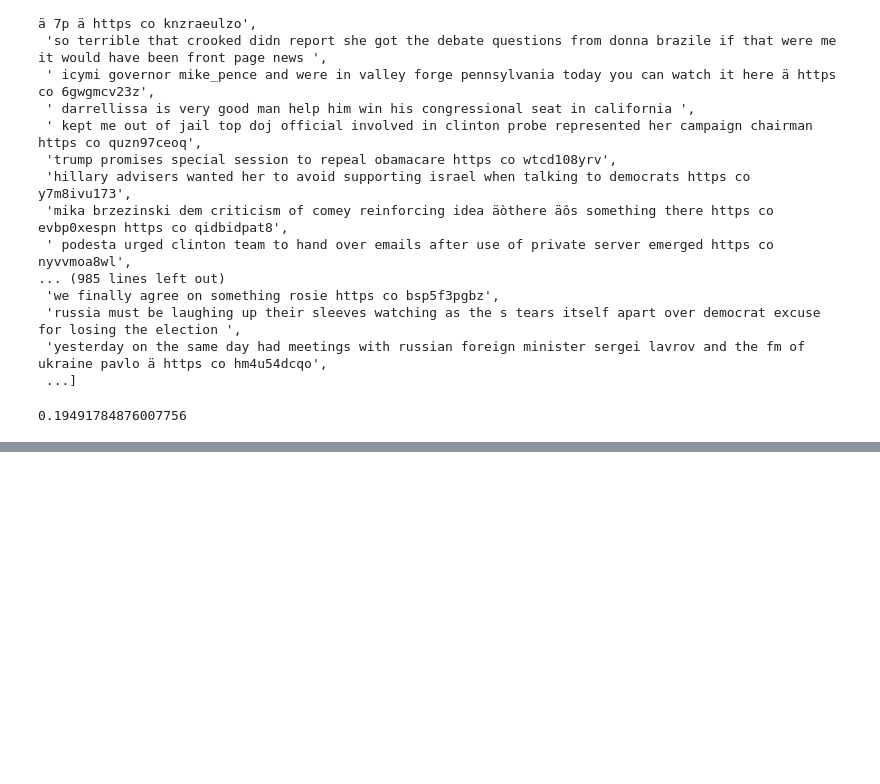
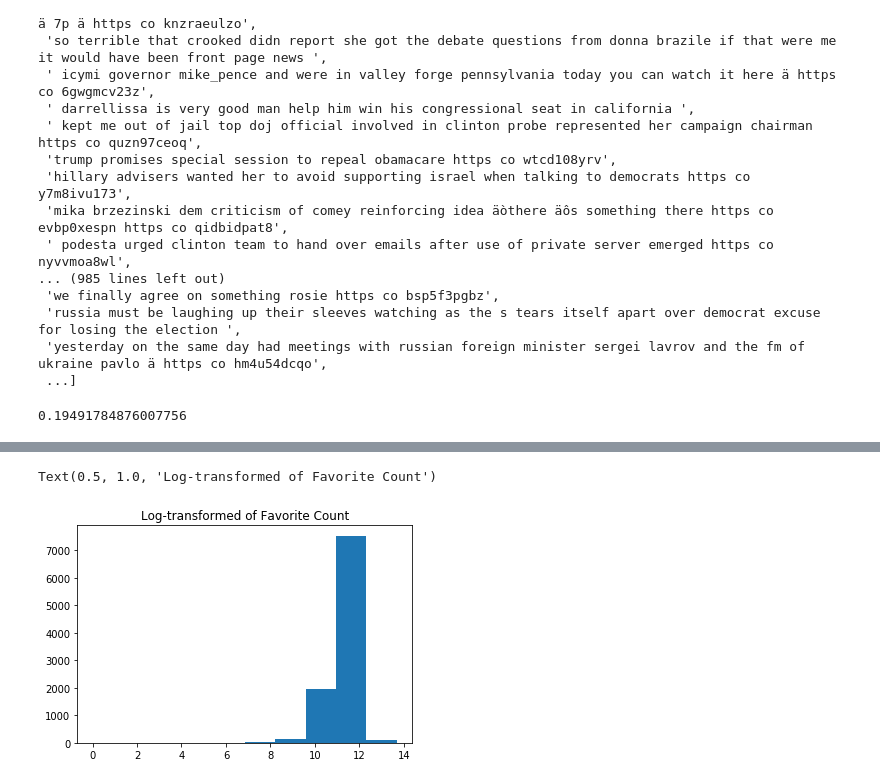
Before and after one commit to blue46jhl/CS109A-Final-Project, a Jupyter notebook: SentimentAnalysis.ipynb, the cells around one changed output, grey strips where cells are left out. Drawn from its saved outputs; the diff is of its cells as text; code cells hidden in the pictures; blank space fills up the shorter version.

```diff
--- a/SentimentAnalysis.ipynb
+++ b/SentimentAnalysis.ipynb
@@ -107,0 +120,6 @@ len(tweets[tweets['test']==0])/len(tweets)
+# %%
+temp3 = plt.hist(np.log(tweets['favorite_count'] + 1))
+plt.title('Log-transformed of Favorite Count')
+# %% [output]
+Text(0.5, 1.0, 'Log-transformed of Favorite Count')
+[figure, added]
```
Also changed, not shown: parts of 3 cells of this notebook.
